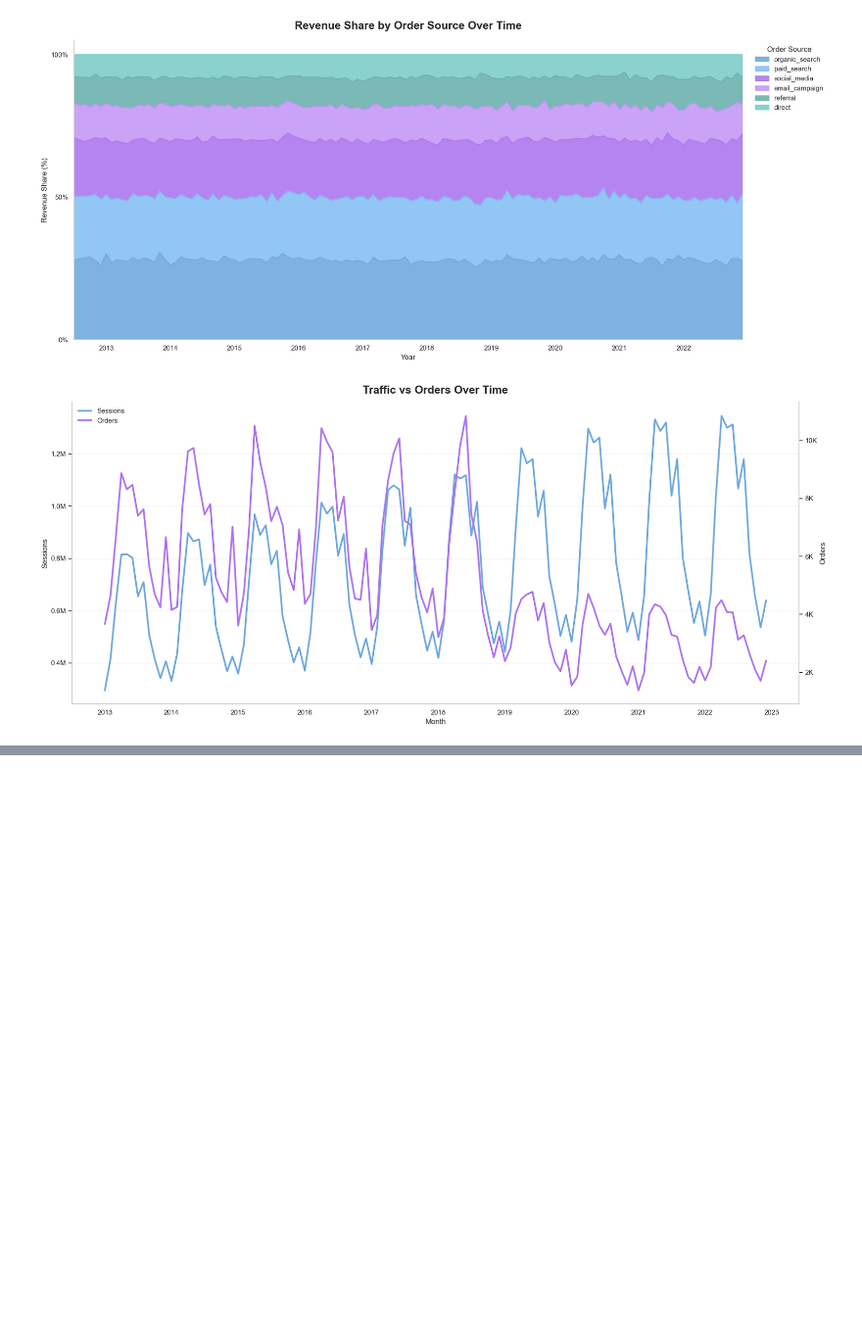
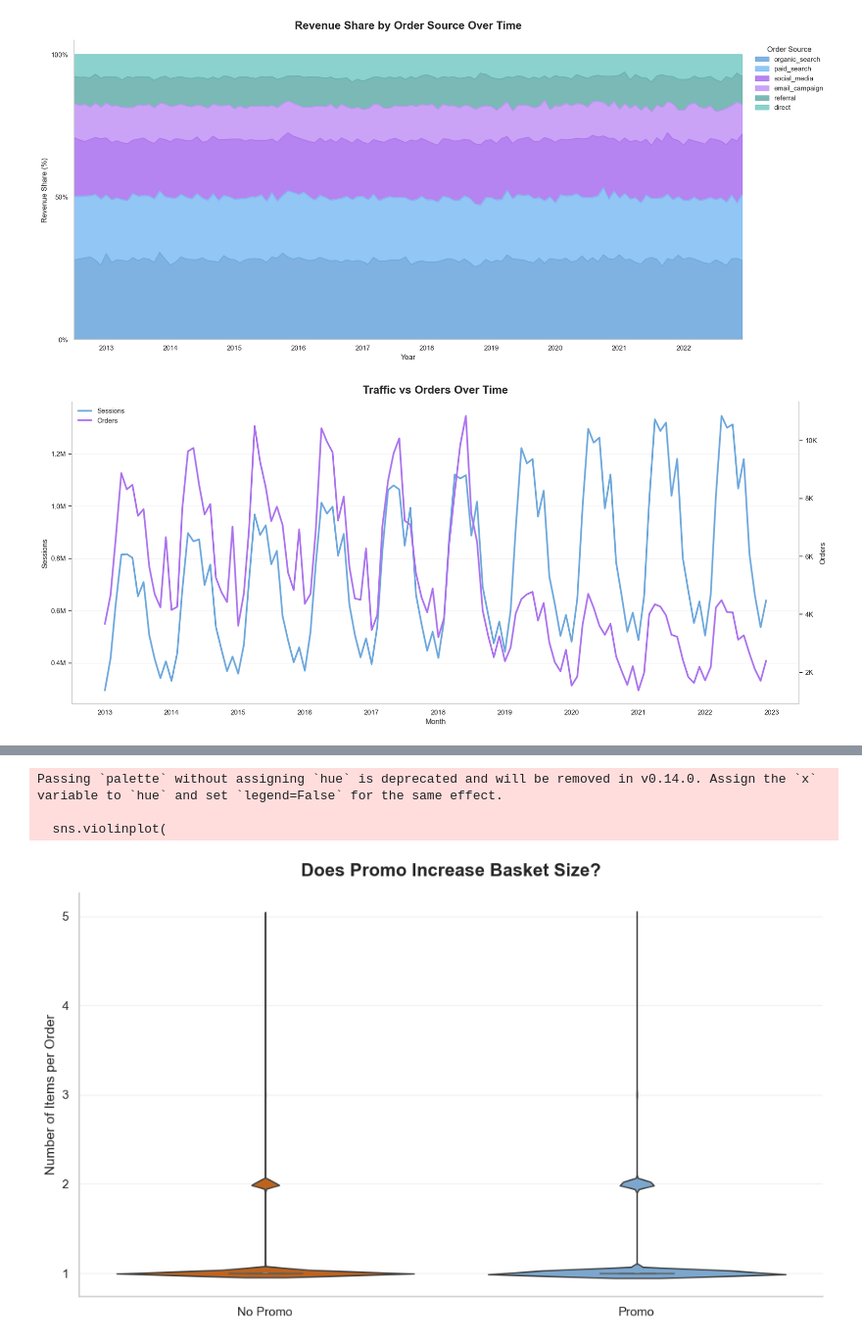
Before and after one commit to bee1zebub05/datathon-2026, a Jupyter notebook: DB4/db4.ipynb, the cells around one changed output, grey strips where cells are left out. Shown at 98% size. Saved outputs shown, nothing was run; the diff lists cells and outputs as text; code cells hidden in the pictures; blank space fills up the shorter version.

```diff
--- a/DB4/db4.ipynb
+++ b/DB4/db4.ipynb
@@ -298,0 +538,75 @@ Passing `palette` without assigning `hue` is deprecated and will be removed in v
+# %%
+import pandas as pd
+import seaborn as sns
+import matplotlib.pyplot as plt
+
+sns.set(style="whitegrid")
+
+# =========================
+# Prepare data
+# =========================
+
+# Count items per order
+items_per_order = (
+    order_items.groupby("order_id")["product_id"]
+    .nunique()
+    .reset_index(name="items_per_order")
+)
+
+# Promo flag
+promo_flag = (
+    order_items.groupby("order_id")[["promo_id", "promo_id_2"]]
+    .apply(lambda x: x.notna().any().any())
+    .reset_index(name="is_promo")
+)
+
+# Merge
+df = items_per_order.merge(promo_flag, on="order_id")
+
+df["promo_group"] = df["is_promo"].map({
+    True: "Promo",
+    False: "No Promo"
+})
+
+# =========================
+# Plot
+# =========================
+plt.figure(figsize=(10,6))
+
+sns.violinplot(
+    data=df,
+    x="promo_group",
+    y="items_per_order",
+    palette=["#D95F02", "#6DA8DD"]
+)
+
+sns.boxplot(
+    data=df,
+    x="promo_group",
+    y="items_per_order",
+    width=0.2,
+    showcaps=True,
+    boxprops={'facecolor':'white'},
+    showfliers=False
+)
+
+plt.title(
+    "Does Promo Increase Basket Size?",
+    fontsize=16,
+    fontweight="bold",
+    pad=15
+)
+
+plt.xlabel("")
+plt.ylabel("Number of Items per Order")
+
+plt.grid(axis="y", alpha=0.25)
+sns.despine()
+
+plt.tight_layout()
+plt.show()
+# %% [output]
+Passing `palette` without assigning `hue` is deprecated and will be removed in v0.14.0. Assign the `x` variable to `hue` and set `legend=False` for the same effect.
+
+  sns.violinplot(
+[figure, added]
```
Also changed, not shown: parts of 4 cells of this notebook, 3 other files.
